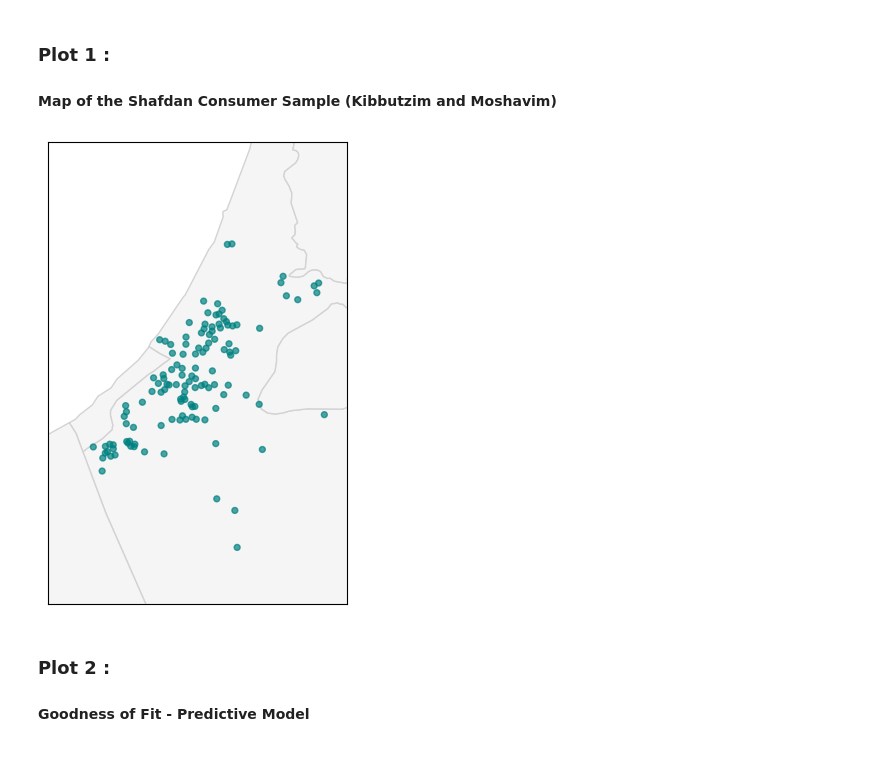
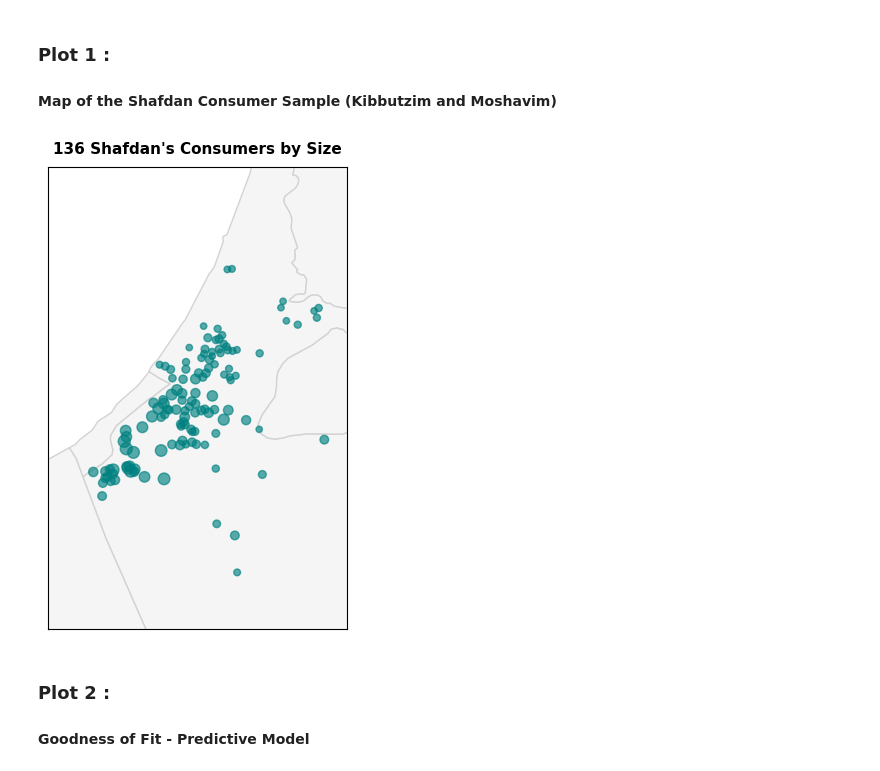
Before and after one commit to Saarp84/portfolio, a Jupyter notebook: Thesis - Water Consumption Prediction/Shafdan.ipynb, the cells around one changed output. Saved outputs shown, nothing was run; the diff lists cells and outputs as text; code cells hidden in the pictures.

```diff
--- a/Thesis - Water Consumption Prediction/Shafdan.ipynb
+++ b/Thesis - Water Consumption Prediction/Shafdan.ipynb
@@ -68,7 +70,8 @@ Data Shape AFTER straight panel filtering: (1606, 76)
 ### Plot 1 :
 #### Map of the Shafdan Consumer Sample (Kibbutzim and Moshavim)
 # %%
-def shafd_map_func(df, var, color1 = 'teal',color2 = 'darkslategray', zoom = 1):
+def shafd_map_func(df, var, color1 = 'teal',color2 = 'darkslategray', zoom = 1,
+                   size_coeff=0.05):
 
     df = df[df['consumertype']!= 'FW'].copy()
 
@@ -96,40 +99,46 @@ def shafd_map_func(df, var, color1 = 'teal',color2 = 'darkslategray', zoom = 1):
     # Plot world map
     fig, ax = plt.subplots(figsize=(15, 6))
     world.plot(ax=ax, color='whitesmoke', edgecolor='lightgray')
-
+    s = gdf['ws']*size_coeff + 20
     # Plot grouped data with colors
-    gdf.plot(ax=ax, column='Group', color=gdf['Group'].map(color), legend=True, markersize= 18, alpha=0.7)
+    gdf.plot(ax=ax, column='Group',
+              color=gdf['Group'].map(color),
+                 legend=True, markersize=s , alpha=0.65)
 
     # Create a legend for the two groups
     # legend_elements = [
     #     Line2D([0], [0], marker='o', color='w', markerfacecolor=color1, markersize=10, label=g1),
     #     Line2D([0], [0], marker='o', color='w', markerfacecolor=color2, markersize=10, label=g2)
     # ]
     # ax.legend(handles=legend_elements, loc='upper left', fontsize=11)
 
 
     # Adjust plot limits
     ax.set_xlim([min_lng, max_lng])  # Set x-axis
     ax.set_ylim([min_lat, max_lat])  # Set y-axis
 
     # Add title
-    # ax.set_title(f"136 Shafdan's Consumers", fontdict={'fontsize': 15}, pad=20)
+    ax.set_title(f"136 Shafdan's Consumers by Size", fontdict={'fontsize': 11}, fontweight='bold',pad=10)
 
     ax.set_xticks([])
     ax.set_yticks([])
     ax.set_xlabel('')
     ax.set_ylabel('')
 
     # Show the plot
     plt.show()
 
 
 df_map = coord[coord['consumernumber'].isin(consumers_to_consider)].copy()
+mean_s = df.groupby(by=['consumernumber'],as_index=False)['ws'].mean()
+df_map = df_map.merge(mean_s, how='left', on='consumernumber')
+
 shafd_map_func(df_map,'consumertype',
-               color1 = 'teal',color2 = 'darkslategray', zoom = 0.8
+               color1 = 'teal',color2 = 'darkslategray', zoom = 0.8,
+                size_coeff=0.02
               )
 # %% [output]
-[figure, old version]
+[figure, new version]
 # %% [markdown]
 ### Plot 2 :
 #### Goodness of Fit - Predictive Model
```
Also changed, not shown: parts of 3 cells of this notebook.
